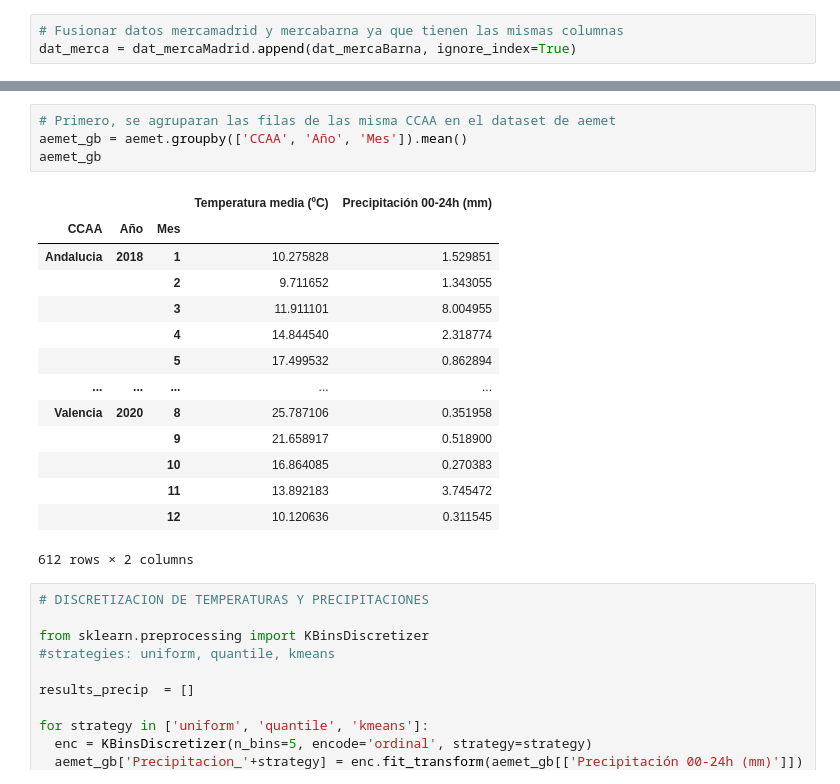
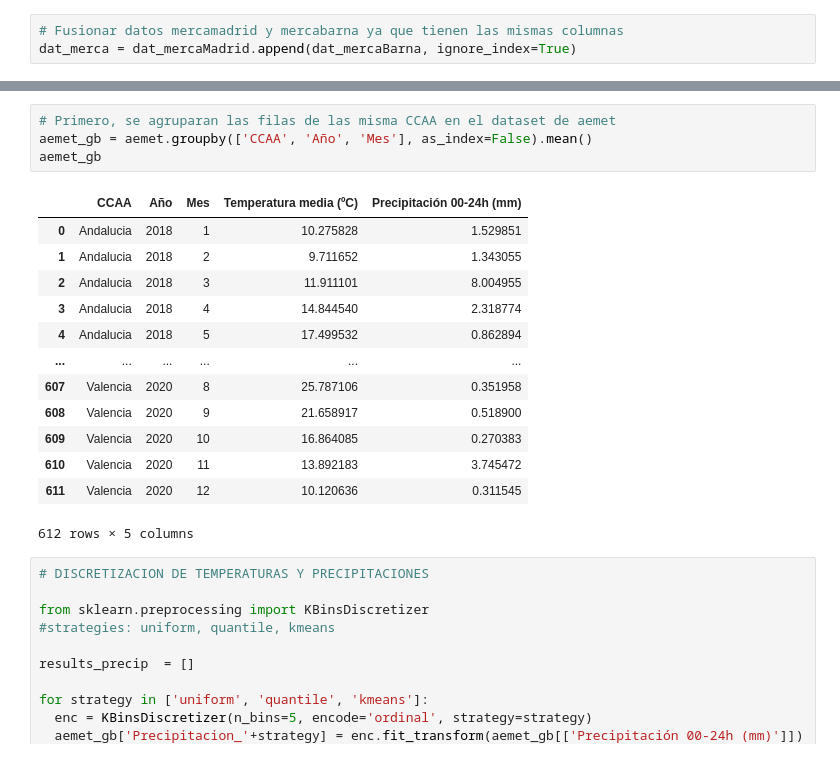
Before and after one commit to Laura-VFA/DataMining-21-22, a Jupyter notebook: DM_Entrega2.ipynb, the cells around one changed output, grey strips where cells are left out. Saved outputs shown, nothing was run; the diff lists cells and outputs as text.

```diff
--- a/DM_Entrega2.ipynb
+++ b/DM_Entrega2.ipynb
@@ -960,22 +958,21 @@ dat_merca_gb
 # %%
 # Primero, se agruparan las filas de las misma CCAA en el dataset de aemet
-aemet_gb = aemet.groupby(['CCAA', 'Año', 'Mes']).mean()
+aemet_gb = aemet.groupby(['CCAA', 'Año', 'Mes'], as_index=False).mean()
 aemet_gb
 # %% [output]
-|  |  |  | Temperatura media (ºC) | Precipitación 00-24h (mm) |
-| CCAA | Año | Mes |  |  |
-| Andalucia | 2018 | 1 | 10.275828 | 1.529851 |
-|  |  | 2 | 9.711652 | 1.343055 |
-|  |  | 3 | 11.911101 | 8.004955 |
-|  |  | 4 | 14.844540 | 2.318774 |
-|  |  | 5 | 17.499532 | 0.862894 |
-| ... | ... | ... | ... | ... |
-| Valencia | 2020 | 8 | 25.787106 | 0.351958 |
-|  |  | 9 | 21.658917 | 0.518900 |
-|  |  | 10 | 16.864085 | 0.270383 |
-|  |  | 11 | 13.892183 | 3.745472 |
-|  |  | 12 | 10.120636 | 0.311545 |
+|  | CCAA | Año | Mes | Temperatura media (ºC) | Precipitación 00-24h (mm) |
+| 0 | Andalucia | 2018 | 1 | 10.275828 | 1.529851 |
+| 1 | Andalucia | 2018 | 2 | 9.711652 | 1.343055 |
+| 2 | Andalucia | 2018 | 3 | 11.911101 | 8.004955 |
+| 3 | Andalucia | 2018 | 4 | 14.844540 | 2.318774 |
+| 4 | Andalucia | 2018 | 5 | 17.499532 | 0.862894 |
+| ... | ... | ... | ... | ... | ... |
+| 607 | Valencia | 2020 | 8 | 25.787106 | 0.351958 |
+| 608 | Valencia | 2020 | 9 | 21.658917 | 0.518900 |
+| 609 | Valencia | 2020 | 10 | 16.864085 | 0.270383 |
+| 610 | Valencia | 2020 | 11 | 13.892183 | 3.745472 |
+| 611 | Valencia | 2020 | 12 | 10.120636 | 0.311545 |
-612 rows × 2 columns
+612 rows × 5 columns
 # %%
 # DISCRETIZACION DE TEMPERATURAS Y PRECIPITACIONES
 
```
Also changed, not shown: parts of 111 cells of this notebook.
